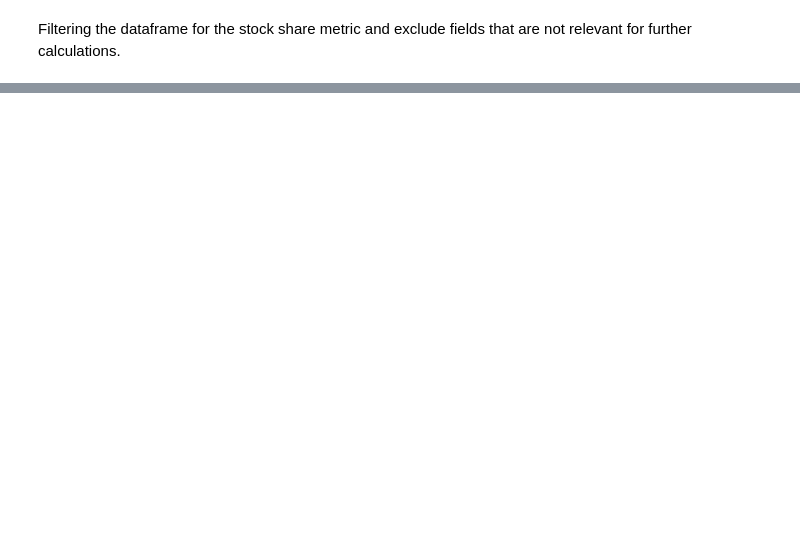
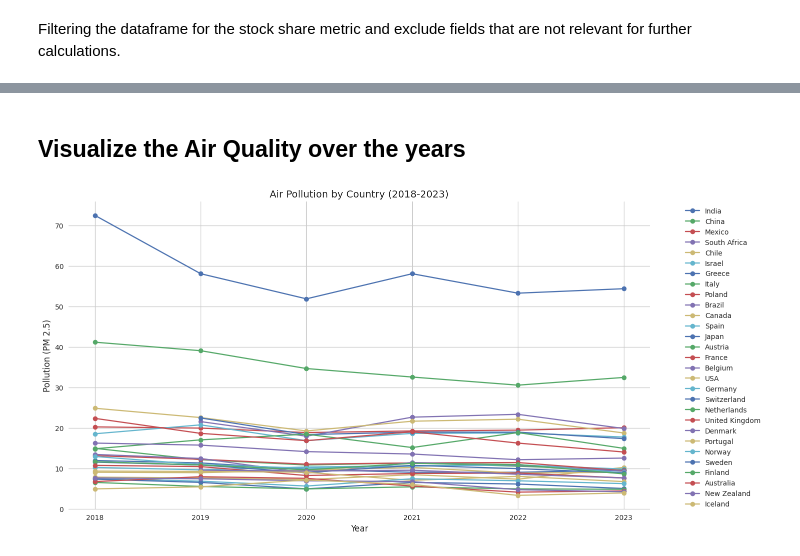
Before and after one commit to johanneshaberlah/electric-vehicle-air-quality-analysis, a Jupyter notebook: electric-vehicles-air-quality.ipynb, the cells around one changed output, grey strips where cells are left out. Drawn from its saved outputs; the diff is of its cells as text; code cells hidden in the pictures; blank space fills up the shorter version.

Commit message:
Kaggle Notebook | Electric Vehicle | Version 3

```diff
--- a/electric-vehicles-air-quality.ipynb
+++ b/electric-vehicles-air-quality.ipynb
@@ -84,0 +90,3 @@ plt.show()
+# %%
+dataset_name = "/kaggle/input/air-quality-2018-2024-iqair-ag/air-quality-2018-2023.json"
+air_quality_frame = pd.read_json(dataset_name)
@@ -84,0 +104,11 @@ plt.show()
+# %%
+air_quality_frame = air_quality_frame[['country', 'avg2018', 'avg2019', 'avg2020', 'avg2021', 'avg2022','avg2023']]
+
+# Remove 'avg' from column names
+air_quality_frame.columns = air_quality_frame.columns.str.replace('avg', '')
+
+# Get list of countries from filtered_frame
+ev_countries = filtered_frame['region'].unique()
+
+# Filter air_quality_frame to keep only countries we have ev data about
+air_quality_frame = air_quality_frame[air_quality_frame['country'].isin(ev_countries)]
@@ -84,0 +129,20 @@ plt.show()
+# %% [markdown]
+## Visualize the Air Quality over the years
+# %%
+plt.figure(figsize=(15, 8))
+
+# Iterate through each country
+for index, row in air_quality_frame.iterrows():
+    country = row['country']
+    # Get the years data (excluding the country column) and plot
+    years_data = row[['2018', '2019', '2020', '2021', '2022', '2023']]
+    plt.plot(years_data.index.astype(int), years_data.values, marker='o', label=country)
+
+plt.title('Air Pollution by Country (2018-2023)', fontsize=14)
+plt.xlabel('Year', fontsize=12)
+plt.ylabel('Pollution (PM 2.5)', fontsize=12)
+plt.legend(bbox_to_anchor=(1.05, 1), loc='upper left')
+plt.grid(True)
+plt.show()
+# %% [output]
+[figure, added]
```
Also changed, not shown: parts of 12 cells of this notebook.
